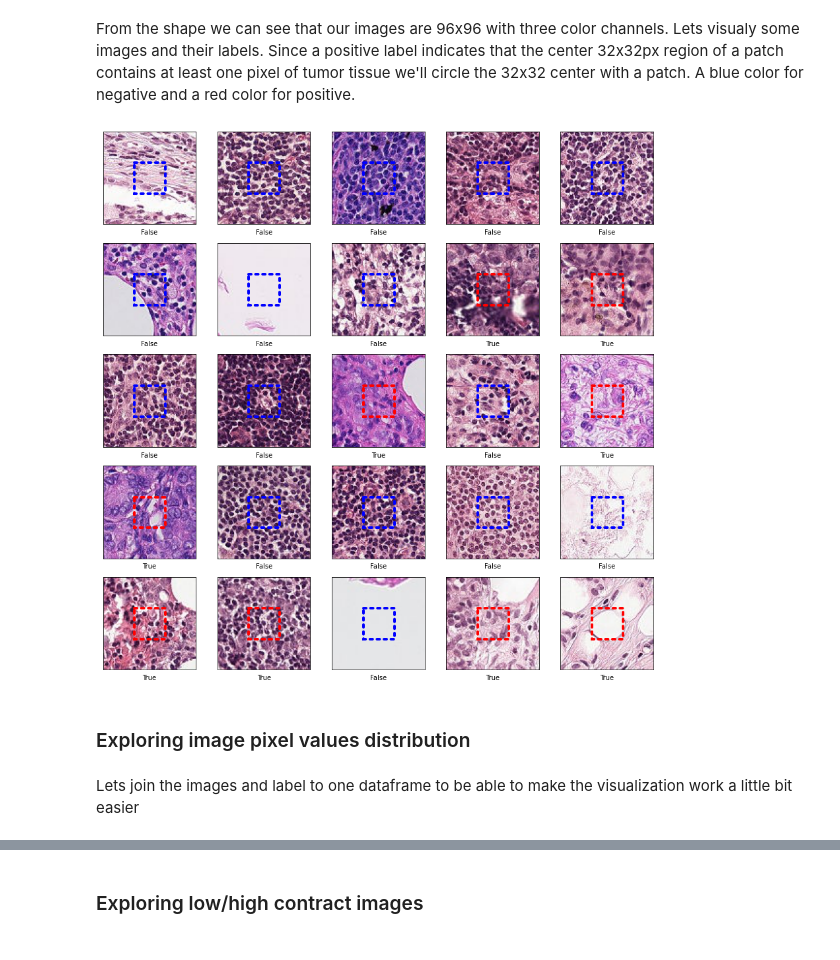
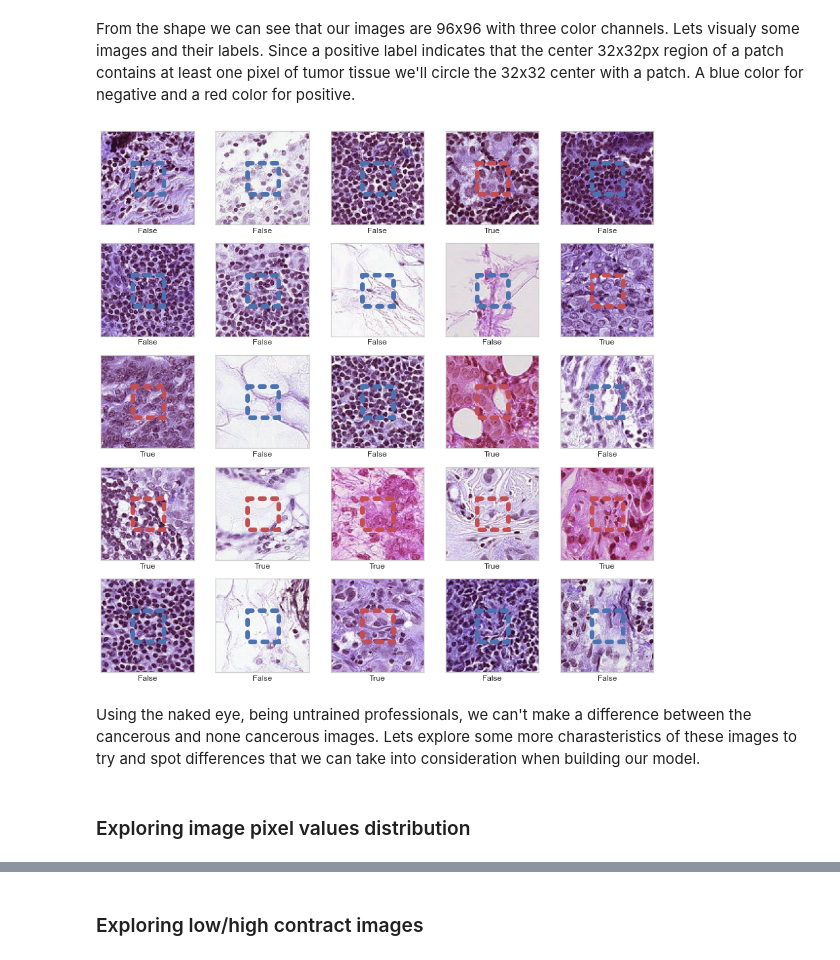
Before and after one commit to alexakh95/datasciense-uni-project, a Jupyter notebook: notebooks/histopathologic_cancer_detection/project.ipynb, the cells around one changed output, grey strips where cells are left out. Cells and saved outputs as stored; diff of their text form; code cells hidden in the pictures.

Commit message:
moved to working with pandas, finished with image brightness, cleaned some things up

```diff
--- a/notebooks/histopathologic_cancer_detection/project.ipynb
+++ b/notebooks/histopathologic_cancer_detection/project.ipynb
@@ -239,2 +134,2 @@ only showing top 20 rows
 # %%
-y_trs_df = y_trs_df.withColumn('file_name',concat(lit(X_data_directory),y_sorted_df["id"],lit(".tif")))
+y_trs_df['file_name'] = X_data_directory + y_trs_df['id'] + ".tif"
@@ -260,0 +138,2 @@ only showing top 20 rows
+# %%
+data_pd = pd.DataFrame(y_trs_df[['id','file_name','is_cancer']])
@@ -260,0 +142,2 @@ only showing top 20 rows
+# %%
+data_pd['image'] = y_trs_df_pd['file_name'].apply(cv.imread)
@@ -260,0 +157,2 @@ only showing top 20 rows
+# %%
+full_data_pd = data_pd.copy()
@@ -327,44 +238,42 @@ img.shape
 # %% [markdown]
 From the shape we can see that our images are 96x96 with three color channels. Lets visualy some images and their labels. Since a positive label indicates that the center 32x32px region of a patch contains at least one pixel of tumor tissue we'll circle the 32x32 center with a patch. A blue color for negative and a red color for positive.
 # %%
-fig, ax = plt.subplots(5,5,figsize=(15,15))
+fig, ax = plt.subplots(5, 5, figsize=(15,15))
 
-shuffled_data = shuffle(y_sorted)
+shuffled_data = shuffle(full_data_pd)
 
 for (i,current_subplot) in zip(range(25),ax.flat):
-    current_row = shuffled_data.iloc[[i]]
+    current_row = shuffled_data.iloc[i]
 
     plt.subplot(5,5,i+1)
     plt.xticks([])
     plt.yticks([])
     plt.grid(False)
 
-    # get file name from cell
-    curr_file_path = current_row['file_name'].iloc[0]
-
     try:
         # read image and add to plot
-        img = plt.imread(curr_file_path)
-        current_subplot.imshow(img)
+        current_subplot.imshow(current_row['image'])
 
-        current_label = current_row['translated_label'].iloc[0]
+        current_label = current_row['is_cancer']
 
         if (current_label == True):
             current_patch_color = 'r'
         else:
             current_patch_color = 'b'
 
         # create patch recatangle around the suspected area
-        box = patches.Rectangle((32,32),32,32, linewidth=4, edgecolor=current_patch_color, facecolor='none', linestyle=':', capstyle='round')
+        box = patches.Rectangle((32,32),32,32, linewidth=7, edgecolor=current_patch_color, facecolor='none', linestyle=':', capstyle='round')
 
         # add labels and patch
-        current_subplot.xaxis.label.set_text(current_row['translated_label'].iloc[0])
+        current_subplot.xaxis.label.set_text(current_row['is_cancer'])
         current_subplot.add_patch(box)
     except Exception as e:
         logger.error("A problem happened while trying to represent the image", e)
 
 plt.show()
 # %% [output]
-[figure, old version]
+[figure, new version]
+# %% [markdown]
+Using the naked eye, being untrained professionals, we can't make a difference between the cancerous and none cancerous images. Lets explore some more charasteristics of these images to try and spot differences that we can take into consideration when building our model.
 # %% [markdown]
 ### Exploring image pixel values distribution
@@ -377,2 +279,0 @@ from pyspark.ml.linalg import DenseVector, VectorUDT, SparseVector, Matrix, Dens
-# %% [markdown]
-Lets join the images and label to one dataframe to be able to make the visualization work a little bit easier
```
Also changed, not shown: parts of 72 cells of this notebook.
